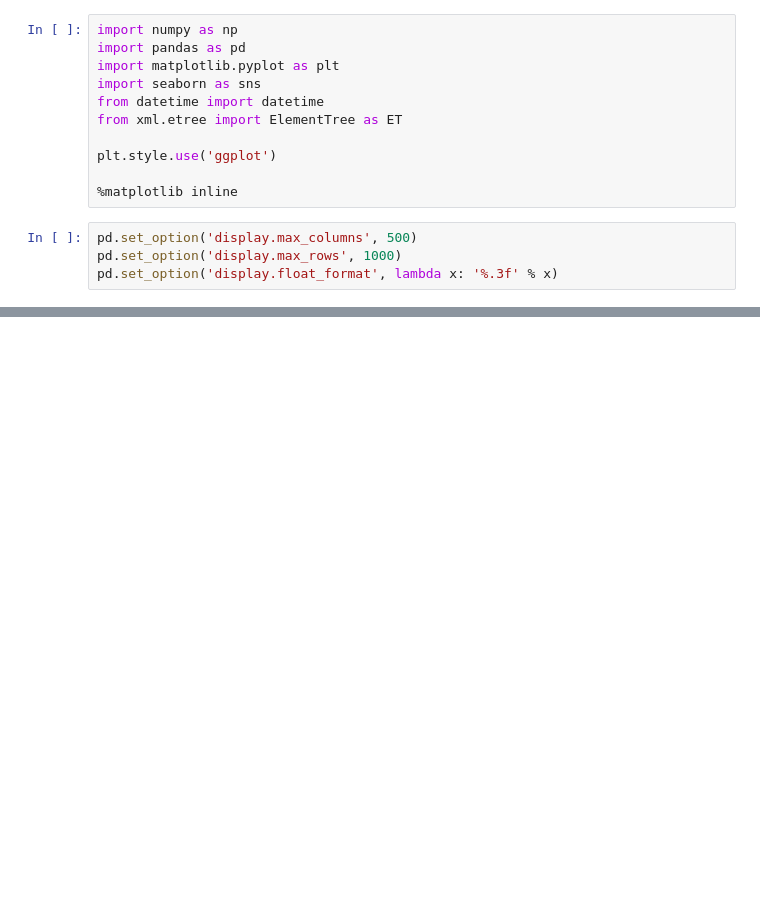
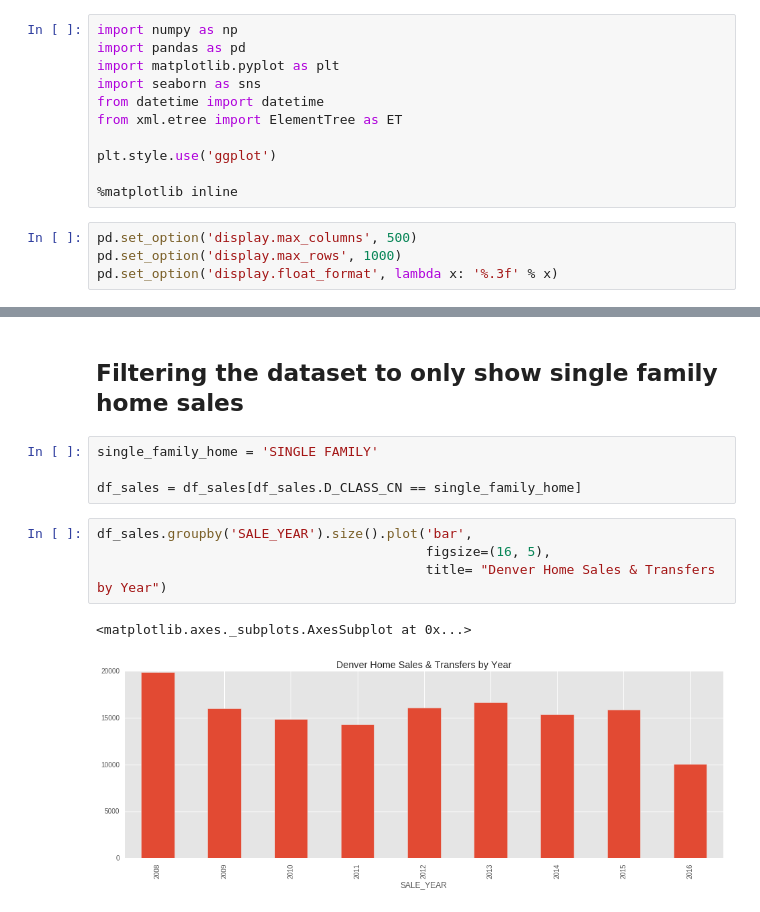
Before and after one commit to trcasey/datascience, a Jupyter notebook: 4.1 Data Story.ipynb, the cells around one changed output, grey strips where cells are left out. Saved outputs shown, nothing was run; the diff lists cells and outputs as text; blank space fills up the shorter version.

Commit message:
Added basic dataset info

```diff
--- a/4.1 Data Story.ipynb
+++ b/4.1 Data Story.ipynb
@@ -19,0 +38,13 @@ IOError: File datasets/real_property_sales_and_transfers.csv does not exist
+# %% [markdown]
+## Filtering the dataset to only show single family home sales
+# %%
+single_family_home = 'SINGLE FAMILY'
+
+df_sales = df_sales[df_sales.D_CLASS_CN == single_family_home]
+# %%
+df_sales.groupby('SALE_YEAR').size().plot('bar',
+                                          figsize=(16, 5),
+                                          title= "Denver Home Sales & Transfers by Year")
+# %% [output]
+<matplotlib.axes._subplots.AxesSubplot at 0x...>
+[figure, added]
```
Also changed, not shown: parts of 7 cells of this notebook.
